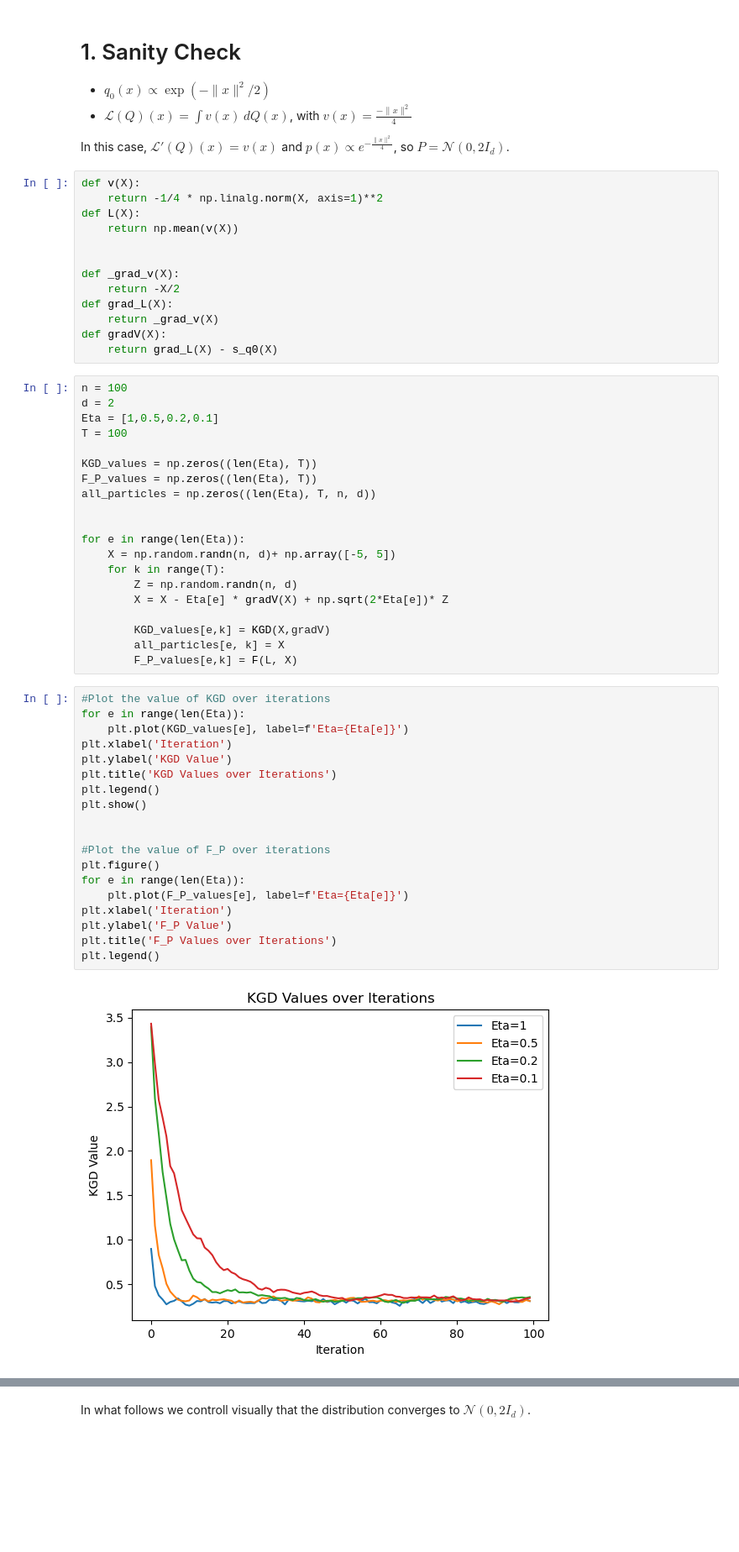
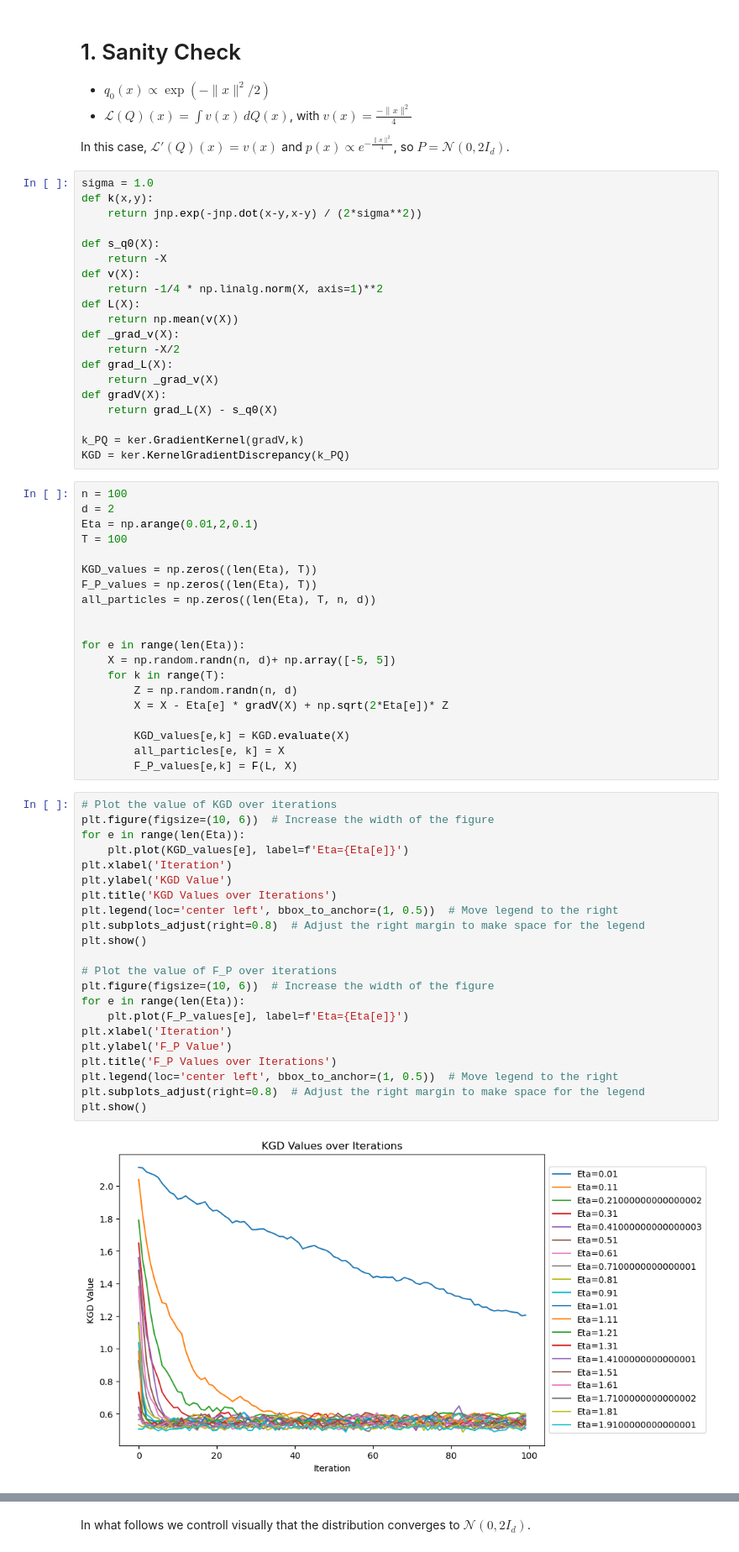
Before and after one commit to clementinechazal/KGD, a Jupyter notebook: jax_mfld.ipynb, the cells around one changed output, grey strips where cells are left out. Shown: that part at 84% size. Drawn from its saved outputs; the diff is of its cells as text; blank space fills up the shorter version.

```diff
--- a/jax_mfld.ipynb
+++ b/jax_mfld.ipynb
@@ -62,22 +64,29 @@ alors F(q) = int v(x)-log q0 dQ + int log q dq = KL(q|p) où p(x) propto q0 exp(
 
 P(x) propto qO(x) exp(-L'(P)(x)) -->
 # %%
+sigma = 1.0
+def k(x,y):
+    return jnp.exp(-jnp.dot(x-y,x-y) / (2*sigma**2))
+
+def s_q0(X):
+    return -X
 def v(X):
     return -1/4 * np.linalg.norm(X, axis=1)**2
 def L(X):
     return np.mean(v(X))
-
-
 def _grad_v(X):
     return -X/2
 def grad_L(X):
     return _grad_v(X)
 def gradV(X):
     return grad_L(X) - s_q0(X)
+
+k_PQ = ker.GradientKernel(gradV,k)
+KGD = ker.KernelGradientDiscrepancy(k_PQ)
 # %%
 n = 100
 d = 2
-Eta = [1,0.5,0.2,0.1]
+Eta = np.arange(0.01,2,0.1)
 T = 100
 
 KGD_values = np.zeros((len(Eta), T))
@@ -91,27 +100,30 @@ for e in range(len(Eta)):
         Z = np.random.randn(n, d)
         X = X - Eta[e] * gradV(X) + np.sqrt(2*Eta[e])* Z
 
-        KGD_values[e,k] = KGD(X,gradV)
+        KGD_values[e,k] = KGD.evaluate(X)
         all_particles[e, k] = X
         F_P_values[e,k] = F(L, X)
 # %%
-#Plot the value of KGD over iterations
+# Plot the value of KGD over iterations
+plt.figure(figsize=(10, 6))  # Increase the width of the figure
 for e in range(len(Eta)):
     plt.plot(KGD_values[e], label=f'Eta={Eta[e]}')
 plt.xlabel('Iteration')
 plt.ylabel('KGD Value')
 plt.title('KGD Values over Iterations')
-plt.legend()
+plt.legend(loc='center left', bbox_to_anchor=(1, 0.5))  # Move legend to the right
+plt.subplots_adjust(right=0.8)  # Adjust the right margin to make space for the legend
 plt.show()
 
-
-#Plot the value of F_P over iterations
-plt.figure()
+# Plot the value of F_P over iterations
+plt.figure(figsize=(10, 6))  # Increase the width of the figure
 for e in range(len(Eta)):
     plt.plot(F_P_values[e], label=f'Eta={Eta[e]}')
 plt.xlabel('Iteration')
 plt.ylabel('F_P Value')
 plt.title('F_P Values over Iterations')
-plt.legend()
+plt.legend(loc='center left', bbox_to_anchor=(1, 0.5))  # Move legend to the right
+plt.subplots_adjust(right=0.8)  # Adjust the right margin to make space for the legend
+plt.show()
 # %% [output]
-[figure, old version]
+[figure, new version]
```
Also changed, not shown: parts of 12 cells of this notebook.
